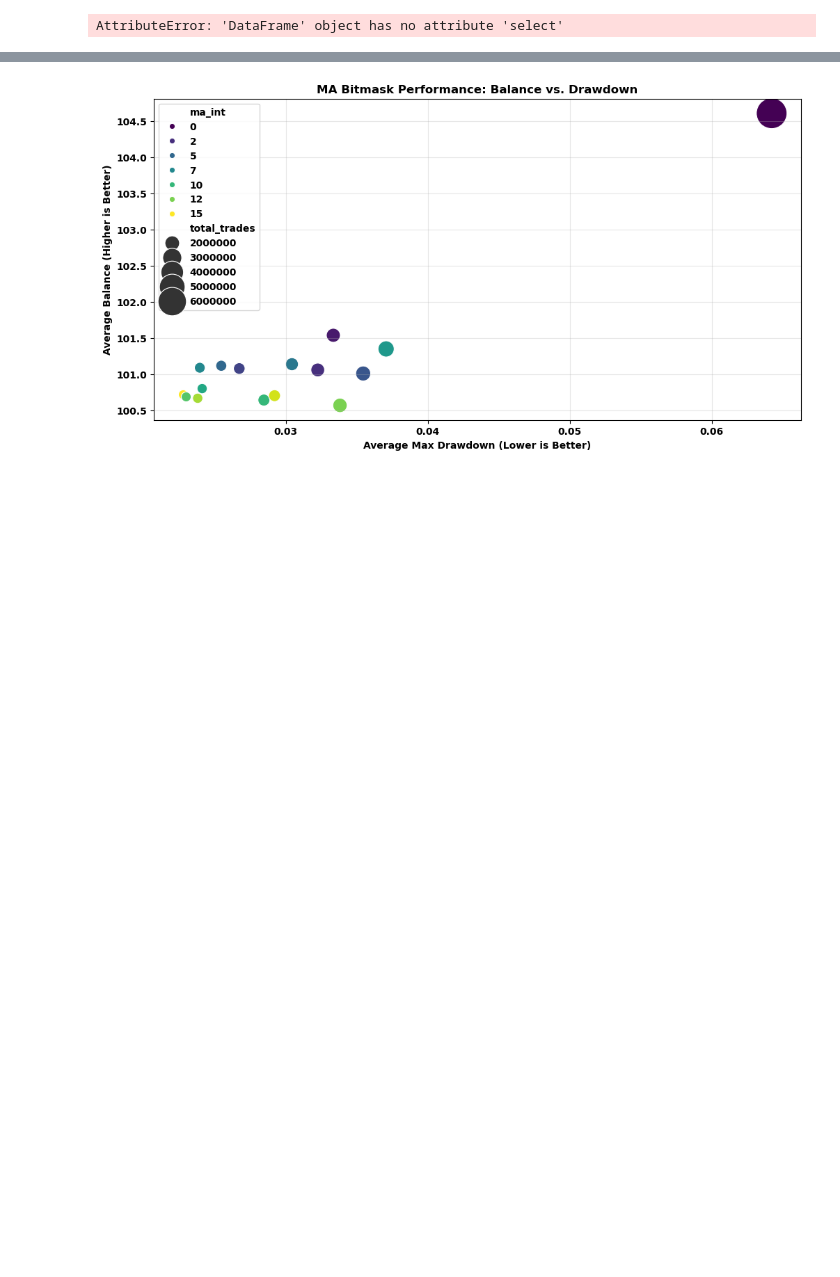
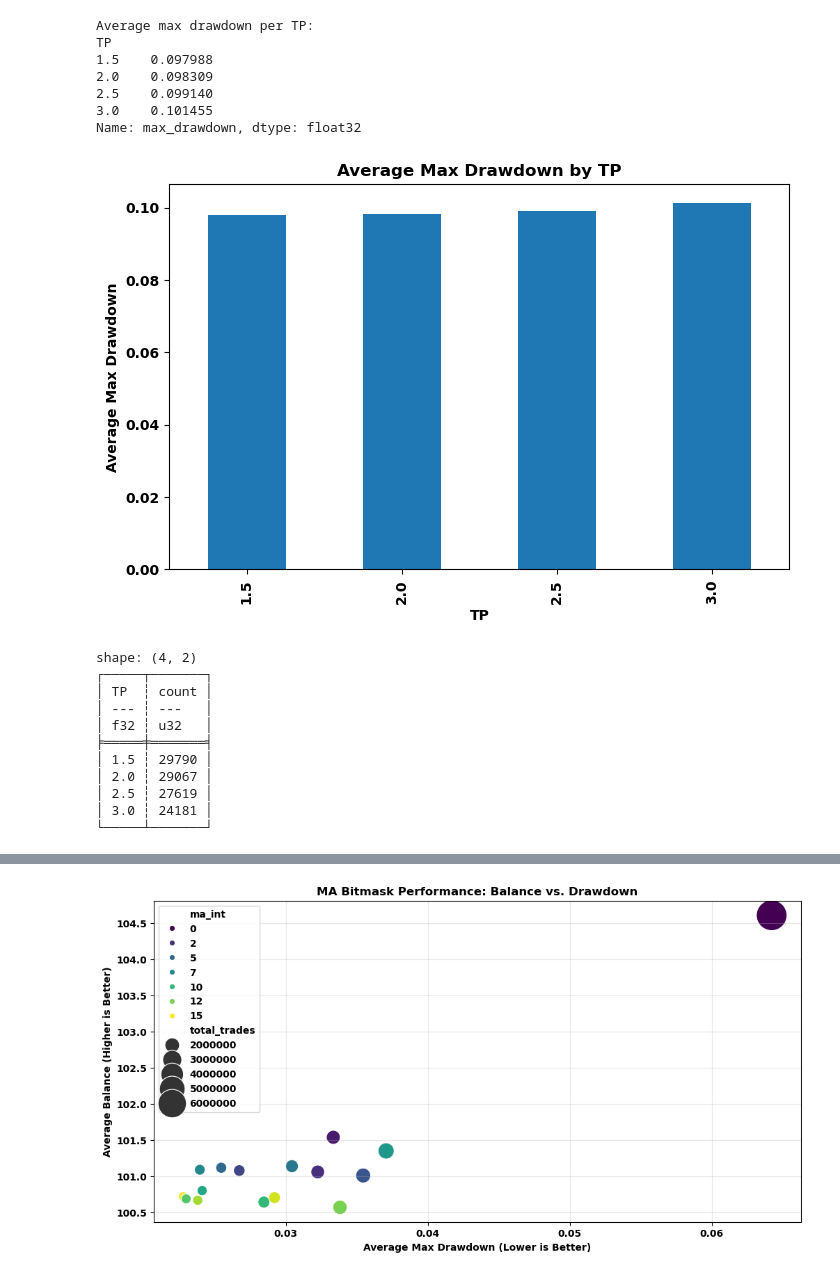
Before and after one commit to loong218-toast/airflow-trading, a Jupyter notebook: analysis/Max_dd_rank.ipynb, the cells around one changed output, grey strips where cells are left out. Drawn from its saved outputs; the diff is of its cells as text; code cells hidden in the pictures; blank space fills up the shorter version.

```diff
--- a/analysis/Max_dd_rank.ipynb
+++ b/analysis/Max_dd_rank.ipynb
@@ -147,28 +132,46 @@ shape: (5, 2)
 # %%
 import polars as pl
 import matplotlib.pyplot as plt
 
 # Aggregate by TP
 df_tp = df_master.select(["era_int", "TP", "max_drawdown"]).to_pandas()
 
 avg_dd_per_tp = df_tp.groupby("TP")["max_drawdown"].mean().sort_values()
 print("Average max drawdown per TP:")
 print(avg_dd_per_tp)
 
 # Optional visualization
 avg_dd_per_tp.plot(kind="bar", figsize=(8,5), title="Average Max Drawdown by TP")
 plt.ylabel("Average Max Drawdown")
 plt.show()
 
 # Top-performing DD trades per TP
 top_n = 10
 top_dd_tp = (
     df_master.filter(pl.col("max_drawdown") <= df_master["max_drawdown"].quantile(0.1))
-    .groupby("TP")
+    .group_by("TP")
     .count()
 )
 print(top_dd_tp)
 # %% [output]
-AttributeError: 'DataFrame' object has no attribute 'select'
+Average max drawdown per TP:
+TP
+1.5    0.097988
+2.0    0.098309
+2.5    0.099140
+3.0    0.101455
+Name: max_drawdown, dtype: float32
+[figure, added]
+shape: (4, 2)
+┌─────┬───────┐
+│ TP  ┆ count │
+│ --- ┆ ---   │
+│ f32 ┆ u32   │
+╞═════╪═══════╡
+│ 1.5 ┆ 29790 │
+│ 2.0 ┆ 29067 │
+│ 2.5 ┆ 27619 │
+│ 3.0 ┆ 24181 │
+└─────┴───────┘
 # %%
 # Map era -> volatility
```
Also changed, not shown: parts of 10 cells of this notebook, 17 other files.
